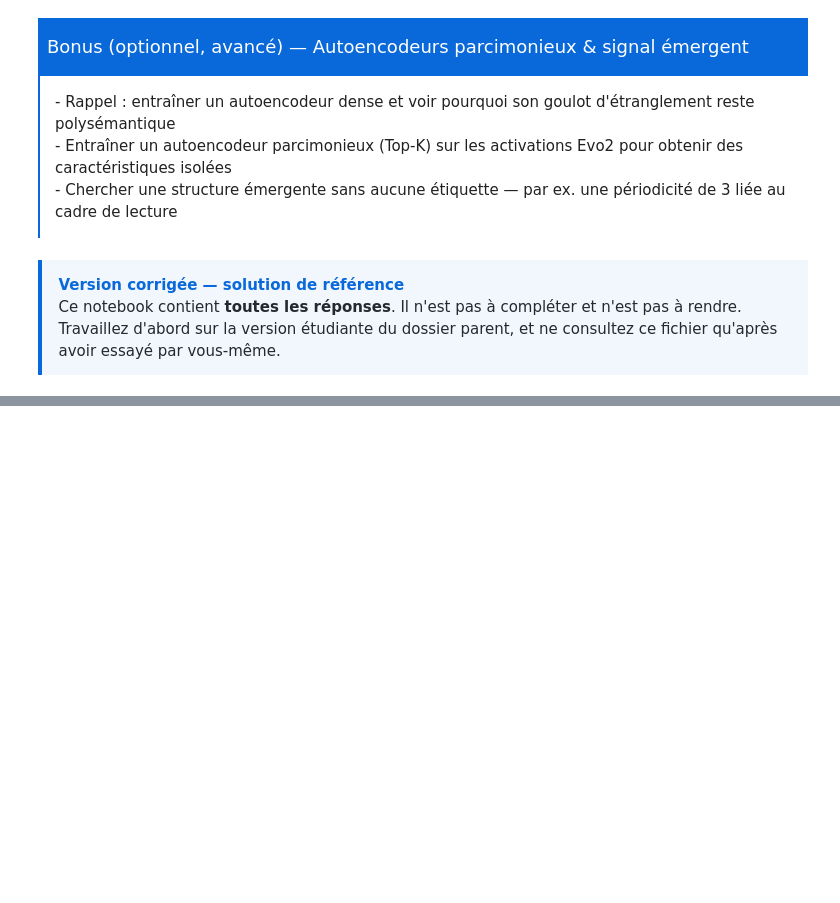
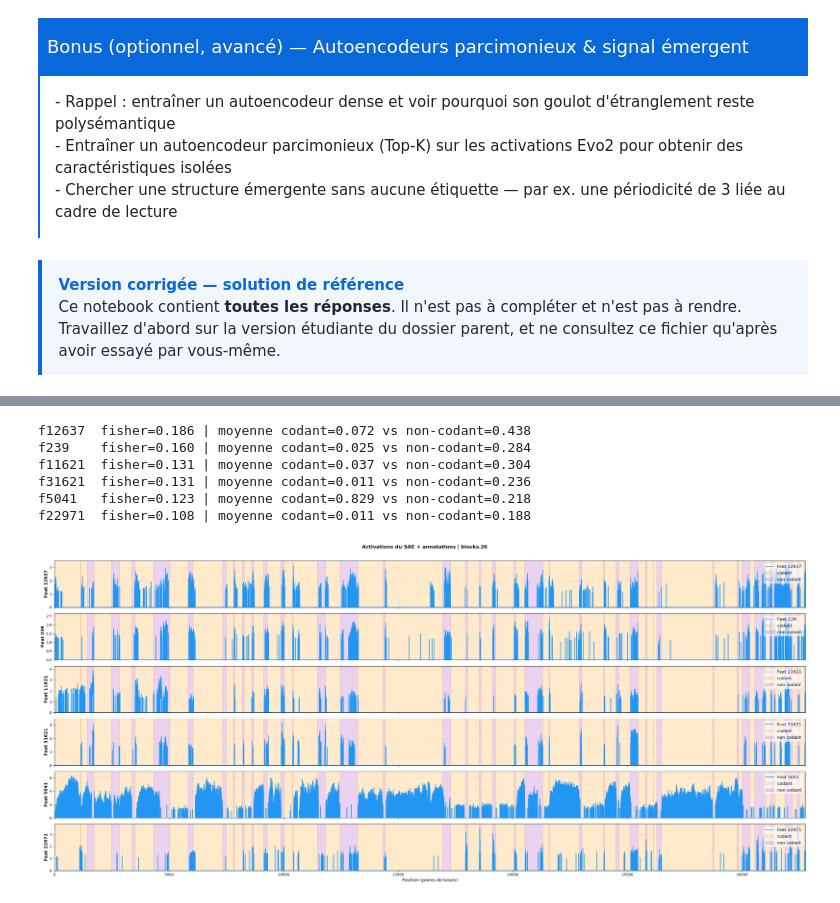
Before and after one commit to Bioinformatics-UM6P/AfricaBP-workshop-handson-26, a Jupyter notebook: day5/solution/bonus_sparse_autoencoder_interpretability.ipynb, the cells around one changed output, grey strips where cells are left out. Cells and saved outputs as stored; diff of their text form; code cells hidden in the pictures; blank space fills up the shorter version.

Commit message:
Feat: day5 update + data instruction

```diff
--- a/day5/solution/bonus_sparse_autoencoder_interpretability.ipynb
+++ b/day5/solution/bonus_sparse_autoencoder_interpretability.ipynb
@@ -92,3 +139,0 @@ print("training on:", X_acts.shape)
-# %%
-sae = TopKSparseAutoencoder(d_in=X_acts.shape[1], d_hidden=X_acts.shape[1] * 8, k=32)
-sae, history = train_sae(sae, X_acts, epochs=10, batch_size=512)
@@ -122,0 +197,6 @@ for feat_idx in top_features:
+# %%
+from probe import GenomeProbe, SAEInterpreter, SignalScore
+
+probe = GenomeProbe.load("../../2-data/probe", PROBE_NAME)
+annotations = probe.annotations()      # (début, fin, étiquette, couleur)
+probe
@@ -122,0 +205,6 @@ for feat_idx in top_features:
+# %%
+# activations du SAE, position par position
+feature_ts = SAEInterpreter.extract_features(sae, probe.activations)
+
+unique_features = SAEInterpreter.get_all_unique_active_features(feature_ts)
+print(f"{len(unique_features)} caractéristiques actives sur {feature_ts.shape[1]}")
@@ -122,0 +222,25 @@ for feat_idx in top_features:
+# %%
+scores = SignalScore.fisher_score(feature_ts, probe.coding)
+top_features = SignalScore.rank(scores, top=100)
+
+for j in top_features[:6]:
+    c, n = feature_ts[probe.coding, j], feature_ts[~probe.coding, j]
+    print(f"f{j:<6d} fisher={scores[j]:.3f} "
+          f"| moyenne codant={c.mean():.3f} vs non-codant={n.mean():.3f}")
+# %% [output]
+f12637  fisher=0.186 | moyenne codant=0.072 vs non-codant=0.438
+f239    fisher=0.160 | moyenne codant=0.025 vs non-codant=0.284
+f11621  fisher=0.131 | moyenne codant=0.037 vs non-codant=0.304
+f31621  fisher=0.131 | moyenne codant=0.011 vs non-codant=0.236
+f5041   fisher=0.123 | moyenne codant=0.829 vs non-codant=0.218
+f22971  fisher=0.108 | moyenne codant=0.011 vs non-codant=0.188
+# %%
+_ = SAEInterpreter.plot_features(
+    feature_ts=feature_ts,
+    selected_indices=top_features[:6],
+    annotations=annotations,
+    title="Activations du SAE + annotations | blocks.26",
+    same_scale=False,
+)
+# %% [output]
+[figure, added]
```
Also changed, not shown: parts of 15 cells of this notebook, 13 other files.
